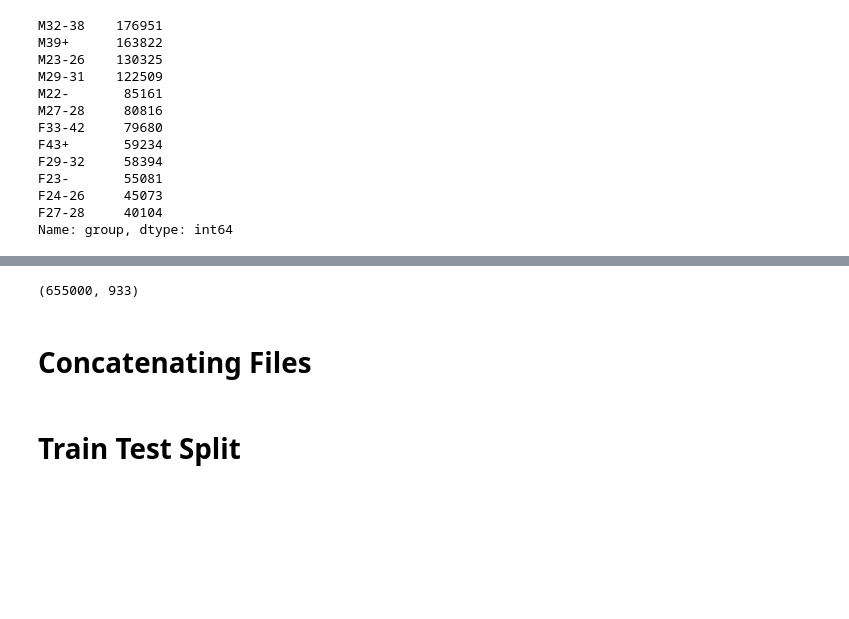
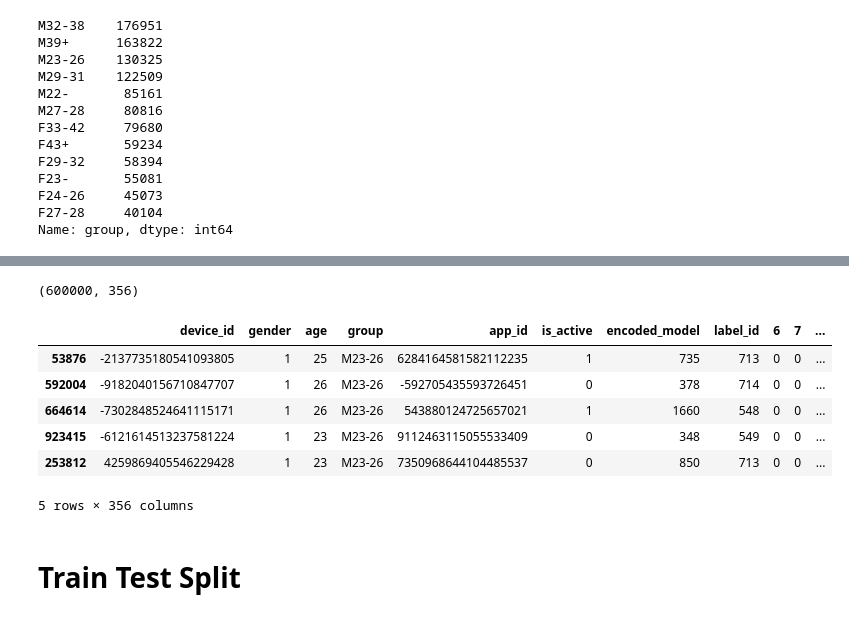
Before and after one commit to lamkg/Thinkful-Final-Capstone, a Jupyter notebook: Final Capstone.ipynb, the cells around one changed output, grey strips where cells are left out. Drawn from its saved outputs; the diff is of its cells as text; code cells hidden in the pictures; blank space fills up the shorter version.

```diff
--- a/Final Capstone.ipynb
+++ b/Final Capstone.ipynb
@@ -442,7 +488 @@ F27-28    50000
 Name: group, dtype: int64
-# %%
-ga_apps_brands_resampled.shape
-# %% [output]
-(655000, 933)
-# %% [markdown]
-# Concatenating Files
@@ -451,8 +489,18 @@ ga_apps_brands_resampled.shape
 # %%
-# ga_apps_brands = ga_apps_brands.dropna()
+# Shape
+print(ga_apps_labeled_brands_resampled.shape)
 
-# print(ga_apps_brands.shape)
-# ga_apps_brands.head()
+# Head
+ga_apps_labeled_brands_resampled.head()
+# %% [output]
+(600000, 356)
+|  | device_id | gender | age | group | app_id | is_active | encoded_model | label_id | 6 | 7 | ... |
+| 53876 | -2137735180541093805 | 1 | 25 | M23-26 | 6284164581582112235 | 1 | 735 | 713 | 0 | 0 | ... |
+| 592004 | -9182040156710847707 | 1 | 26 | M23-26 | -592705435593726451 | 0 | 378 | 714 | 0 | 0 | ... |
+| 664614 | -7302848524641115171 | 1 | 26 | M23-26 | 543880124725657021 | 1 | 1660 | 548 | 0 | 0 | ... |
+| 923415 | -6121614513237581224 | 1 | 23 | M23-26 | 9112463115055533409 | 0 | 348 | 549 | 0 | 0 | ... |
+| 253812 | 4259869405546229428 | 1 | 23 | M23-26 | 7350968644104485537 | 0 | 850 | 713 | 0 | 0 | ... |
+5 rows × 356 columns
 # %% [markdown]
 # Train Test Split
 # %%
```
Also changed, not shown: parts of 27 cells of this notebook.
